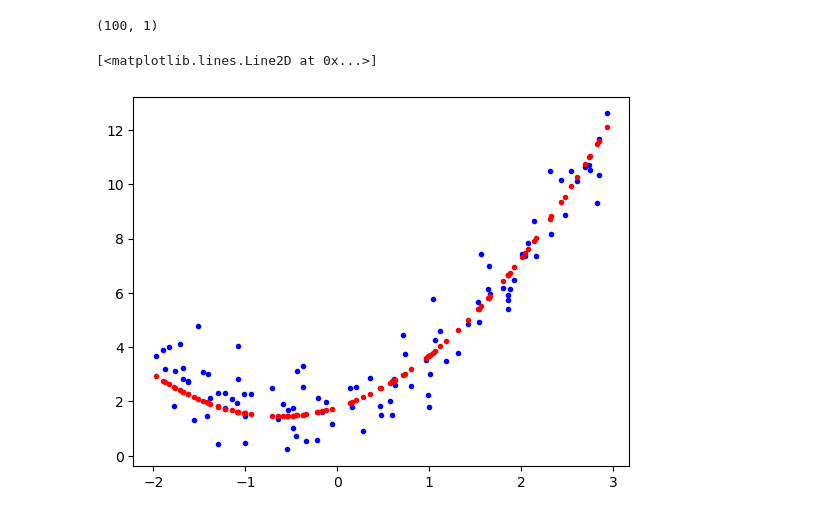
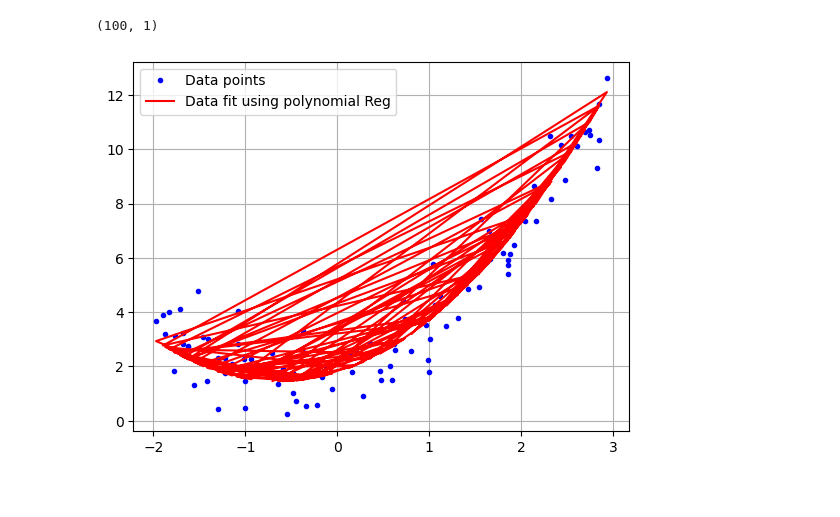
Before and after one commit to hoipranav/ML-Algo, a Jupyter notebook: Polynomial-Regression.ipynb, the cells around one changed output. Drawn from its saved outputs; the diff is of its cells as text; code cells hidden in the pictures.

Commit message:
Add Visualizations

```diff
--- a/Polynomial-Regression.ipynb
+++ b/Polynomial-Regression.ipynb
@@ -67,8 +67,9 @@ X_new = poly_features.fit_transform(X)
 # %%
 poly_pred = poly_reg.predict(X_new)
 # %%
-plt.plot(X, y, 'b.')
-plt.plot(X, poly_pred, 'r.')
+plt.plot(X, y, 'b.', label="Data points")
+plt.plot(X, poly_pred, 'r-', label="Data fit using polynomial Reg")
+plt.legend()
+plt.grid();
 # %% [output]
-[<matplotlib.lines.Line2D at 0x...>]
-[figure, old version]
+[figure, new version]
```
Also changed, not shown: parts of 8 cells of this notebook.
